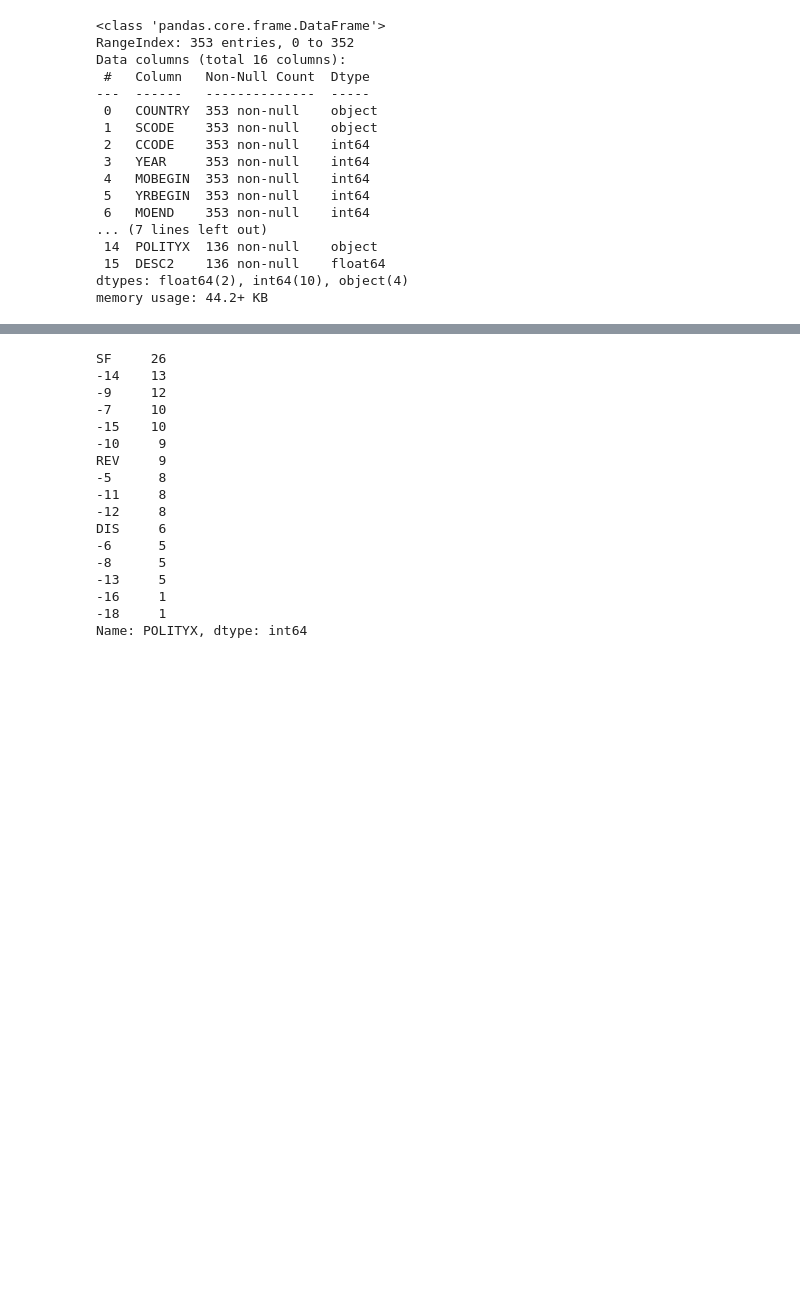
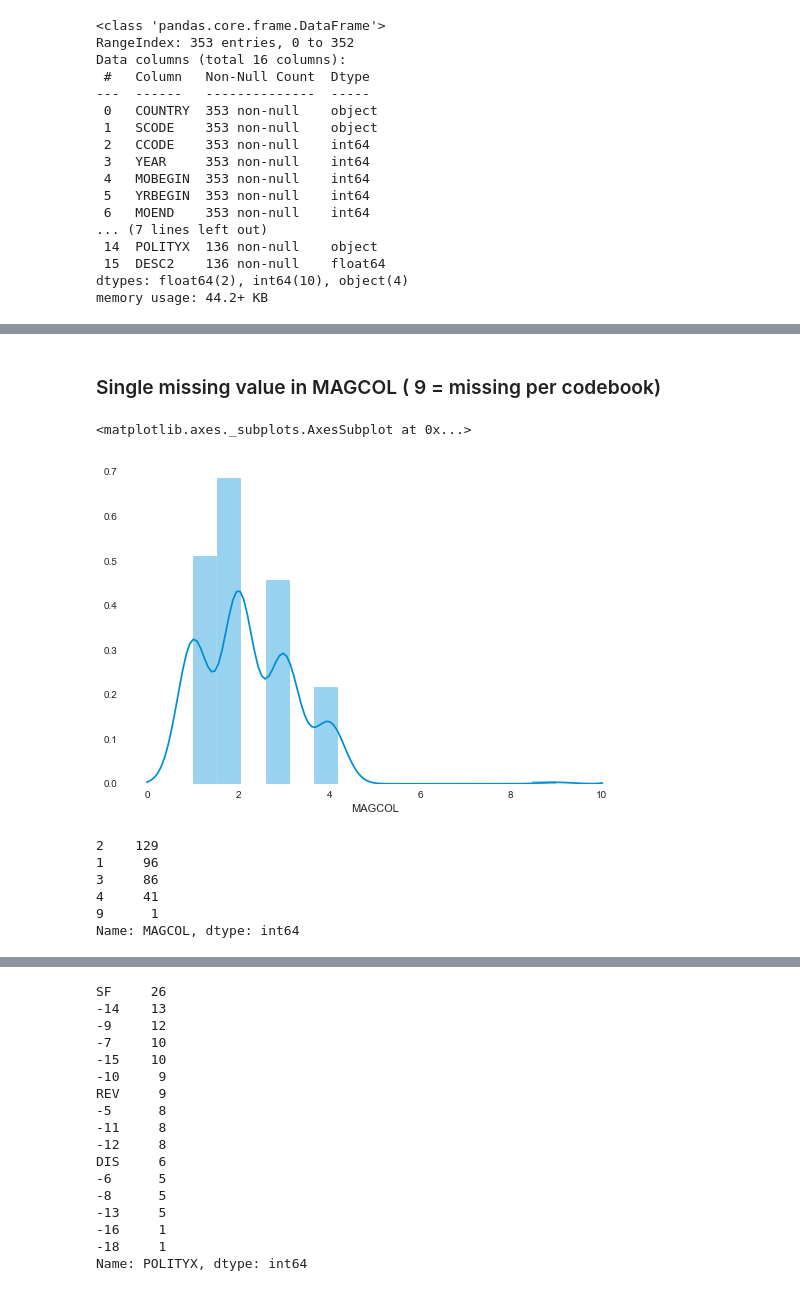
Before and after one commit to MichaelBurak/regime_changes, a Jupyter notebook: regime_changes.ipynb, the cells around one changed output, grey strips where cells are left out. Drawn from its saved outputs; the diff is of its cells as text; code cells hidden in the pictures; blank space fills up the shorter version.

Commit message:
eda on missing vals

```diff
--- a/regime_changes.ipynb
+++ b/regime_changes.ipynb
@@ -149,0 +155,16 @@ memory usage: 44.2+ KB
+# %% [markdown]
+### Single missing value in MAGCOL ( 9 = missing per codebook)
+# %%
+sns.distplot(eda_df['MAGCOL'])
+# %% [output]
+<matplotlib.axes._subplots.AxesSubplot at 0x...>
+[figure, added]
+# %%
+eda_df['MAGCOL'].value_counts()
+# %% [output]
+2    129
+1     96
+3     86
+4     41
+9      1
+Name: MAGCOL, dtype: int64
```
Also changed, not shown: parts of 49 cells of this notebook.
